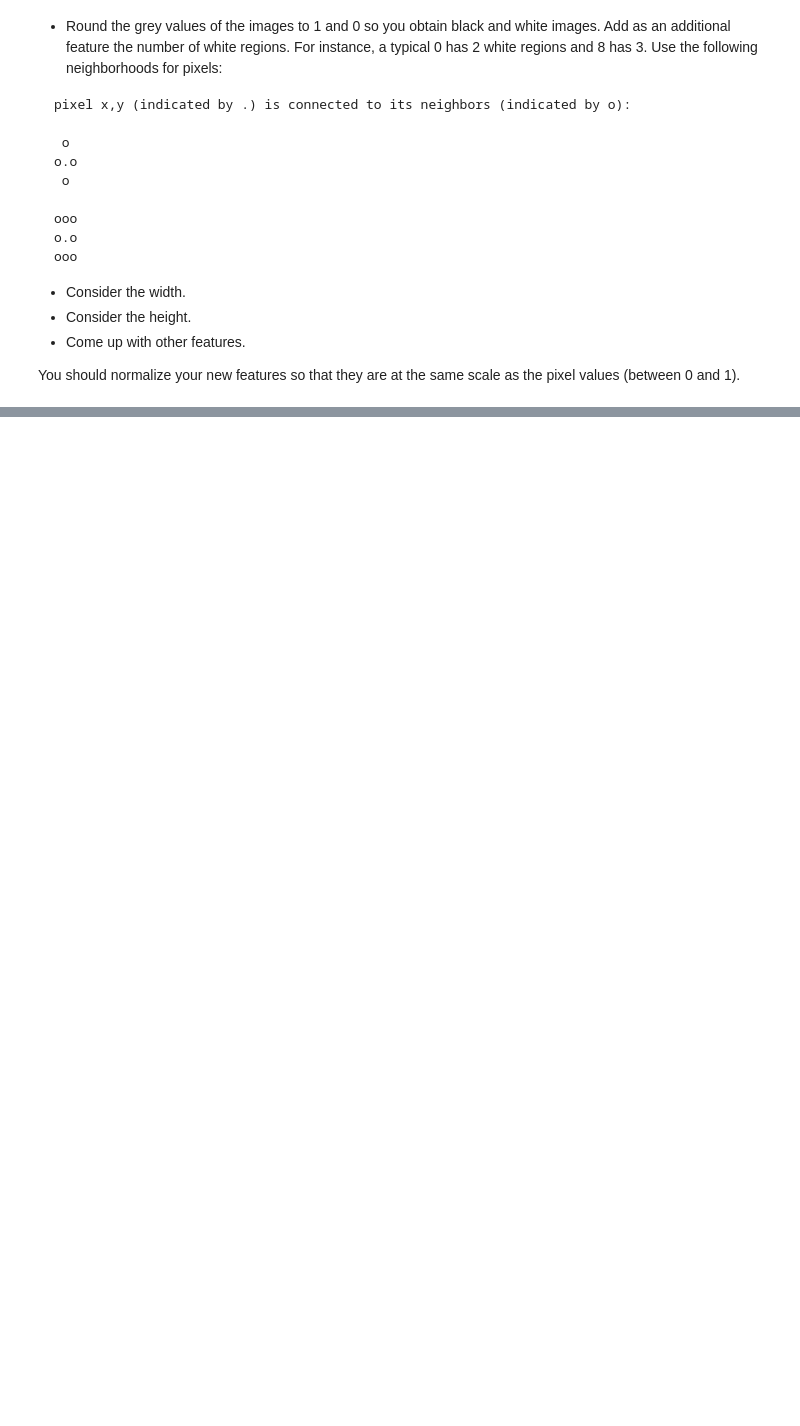
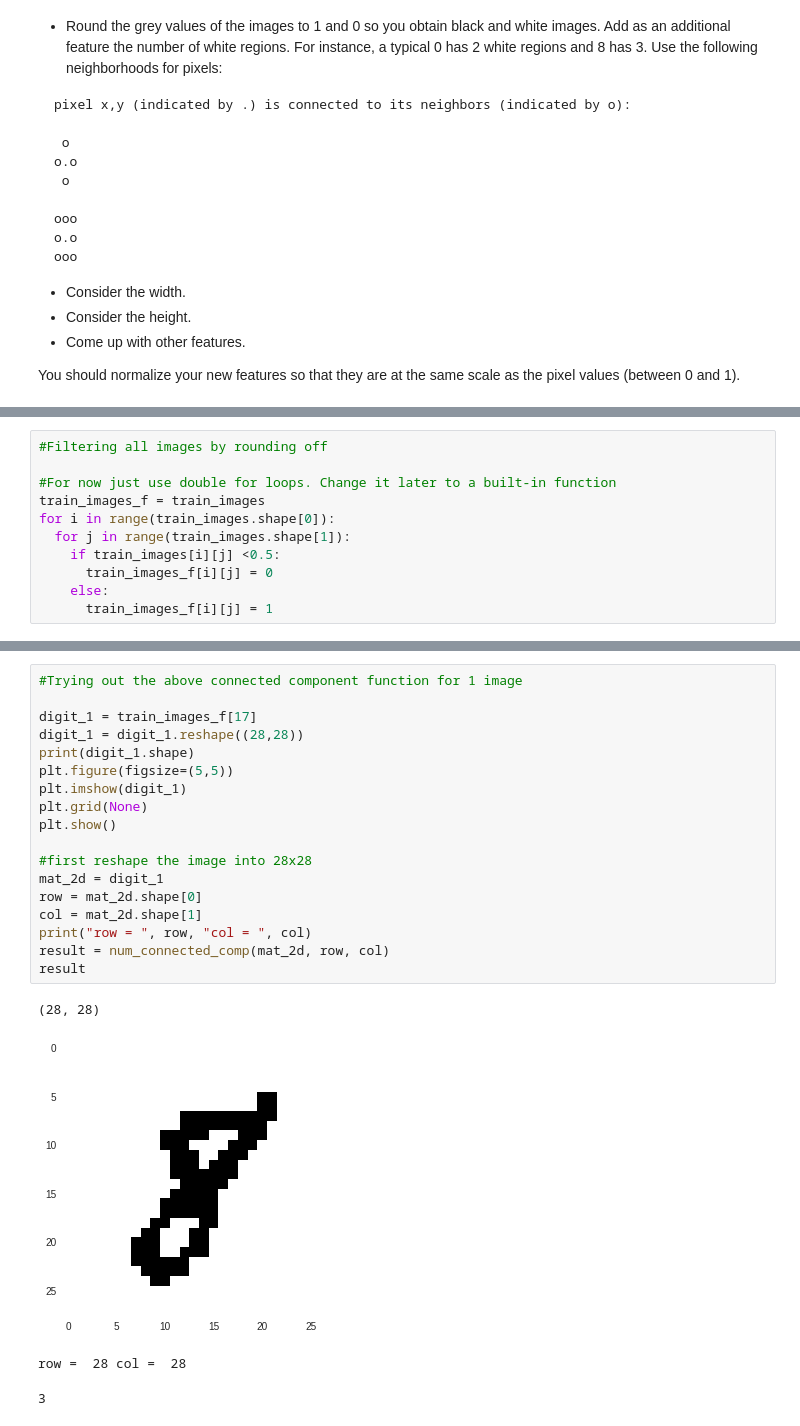
Before and after one commit to gshah8/UCF, a Jupyter notebook: Machine_Learning/HW1.ipynb, the cells around one changed output, grey strips where cells are left out. Cells and saved outputs as stored; diff of their text form; blank space fills up the shorter version.

```diff
--- a/Machine_Learning/HW1.ipynb
+++ b/Machine_Learning/HW1.ipynb
@@ -353,0 +396,11 @@ You should normalize your new features so that they are at the same scale as the
+# %%
+#Filtering all images by rounding off
+
+#For now just use double for loops. Change it later to a built-in function
+train_images_f = train_images
+for i in range(train_images.shape[0]):
+  for j in range(train_images.shape[1]):
+    if train_images[i][j] <0.5:
+      train_images_f[i][j] = 0
+    else:
+      train_images_f[i][j] = 1
@@ -353,0 +470,23 @@ You should normalize your new features so that they are at the same scale as the
+# %%
+#Trying out the above connected component function for 1 image
+
+digit_1 = train_images_f[17]
+digit_1 = digit_1.reshape((28,28))
+print(digit_1.shape)
+plt.figure(figsize=(5,5))
+plt.imshow(digit_1)
+plt.grid(None)
+plt.show()
+
+#first reshape the image into 28x28
+mat_2d = digit_1
+row = mat_2d.shape[0]
+col = mat_2d.shape[1]
+print("row = ", row, "col = ", col)
+result = num_connected_comp(mat_2d, row, col)
+result
+# %% [output]
+(28, 28)
+[figure, added]
+row =  28 col =  28
+3
```
Also changed, not shown: parts of 15 cells of this notebook.
